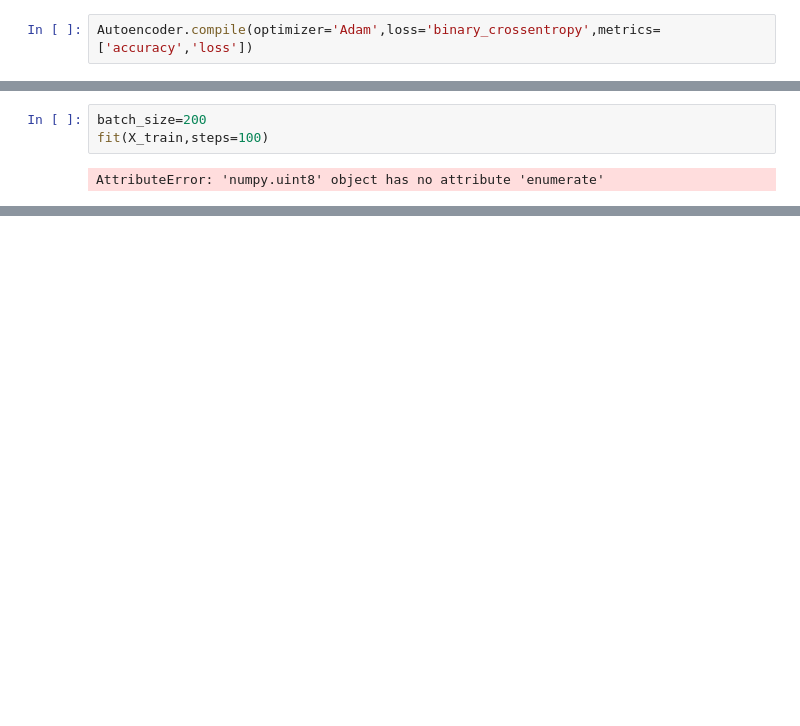
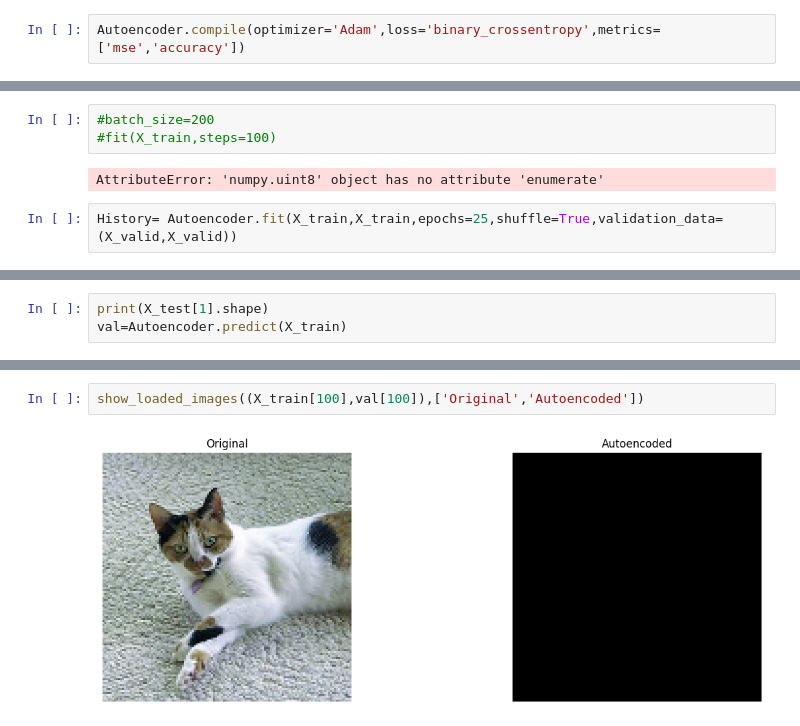
Before and after one commit to AlvaroMonteroB/Deep_Learning, a Jupyter notebook: Temas Selectos/P2/AUTOENCODER/Image_autoencoder/main.ipynb, the cells around one changed output, grey strips where cells are left out. Drawn from its saved outputs; the diff is of its cells as text; blank space fills up the shorter version.

```diff
--- a/Temas Selectos/P2/AUTOENCODER/Image_autoencoder/main.ipynb
+++ b/Temas Selectos/P2/AUTOENCODER/Image_autoencoder/main.ipynb
@@ -162,5 +187,5 @@ plt.show()
 # %%
-Autoencoder.compile(optimizer='Adam',loss='binary_crossentropy',metrics=['accuracy','loss'])
+Autoencoder.compile(optimizer='Adam',loss='binary_crossentropy',metrics=['mse','accuracy'])
 # %% [markdown]
 Entrenamiento
 # %%
@@ -225,5 +253,7 @@ def fit(train,steps):
 # %%
-batch_size=200
-fit(X_train,steps=100)
+#batch_size=200
+#fit(X_train,steps=100)
 # %% [output]
 AttributeError: 'numpy.uint8' object has no attribute 'enumerate'
+# %%
+History= Autoencoder.fit(X_train,X_train,epochs=25,shuffle=True,validation_data=(X_valid,X_valid))
@@ -229,0 +263,3 @@ AttributeError: 'numpy.uint8' object has no attribute 'enumerate'
+# %%
+print(X_test[1].shape)
+val=Autoencoder.predict(X_train)
@@ -229,0 +270,4 @@ AttributeError: 'numpy.uint8' object has no attribute 'enumerate'
+# %%
+show_loaded_images((X_train[100],val[100]),['Original','Autoencoded'])
+# %% [output]
+[figure, added]
```
Also changed, not shown: parts of 11 cells of this notebook, 4 other files.
